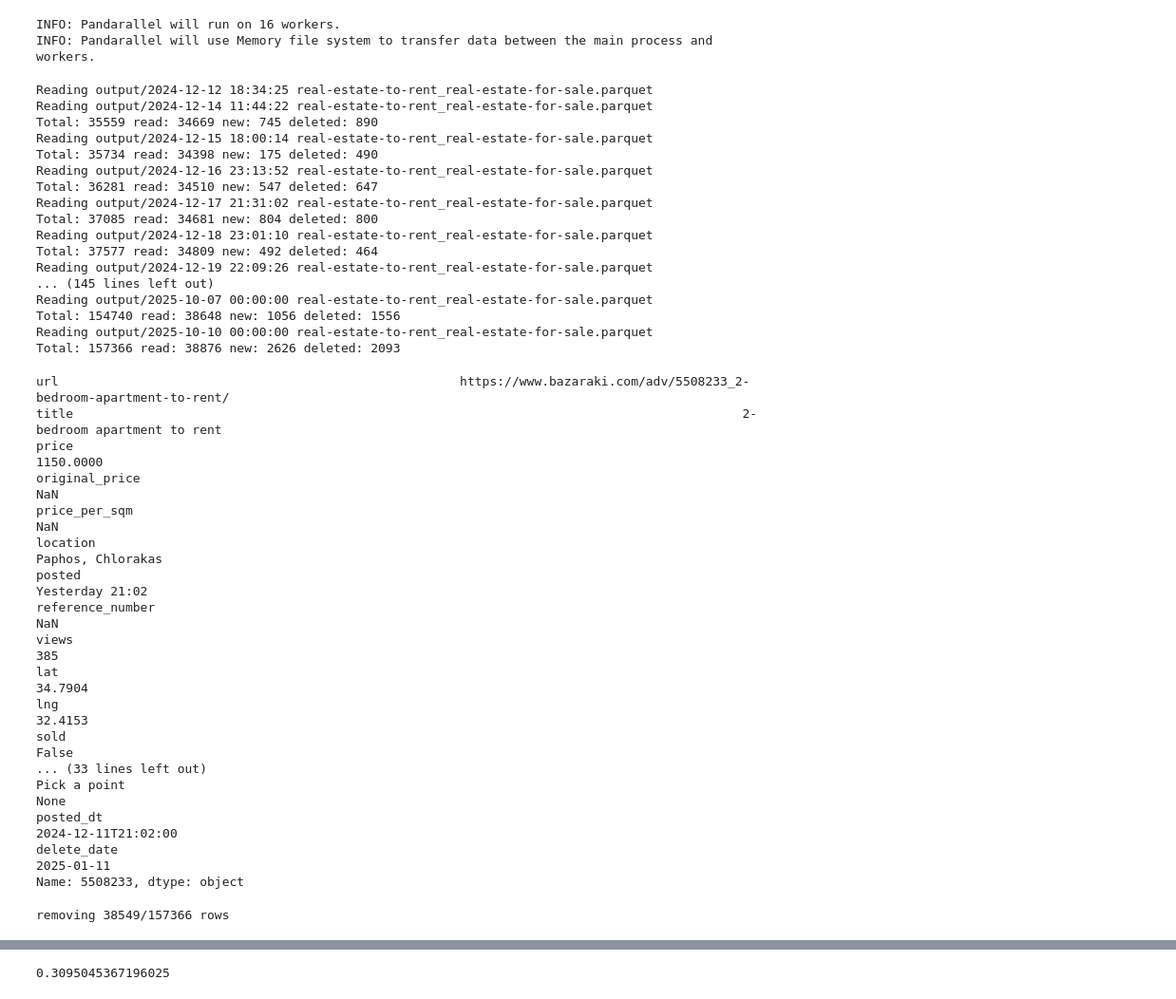
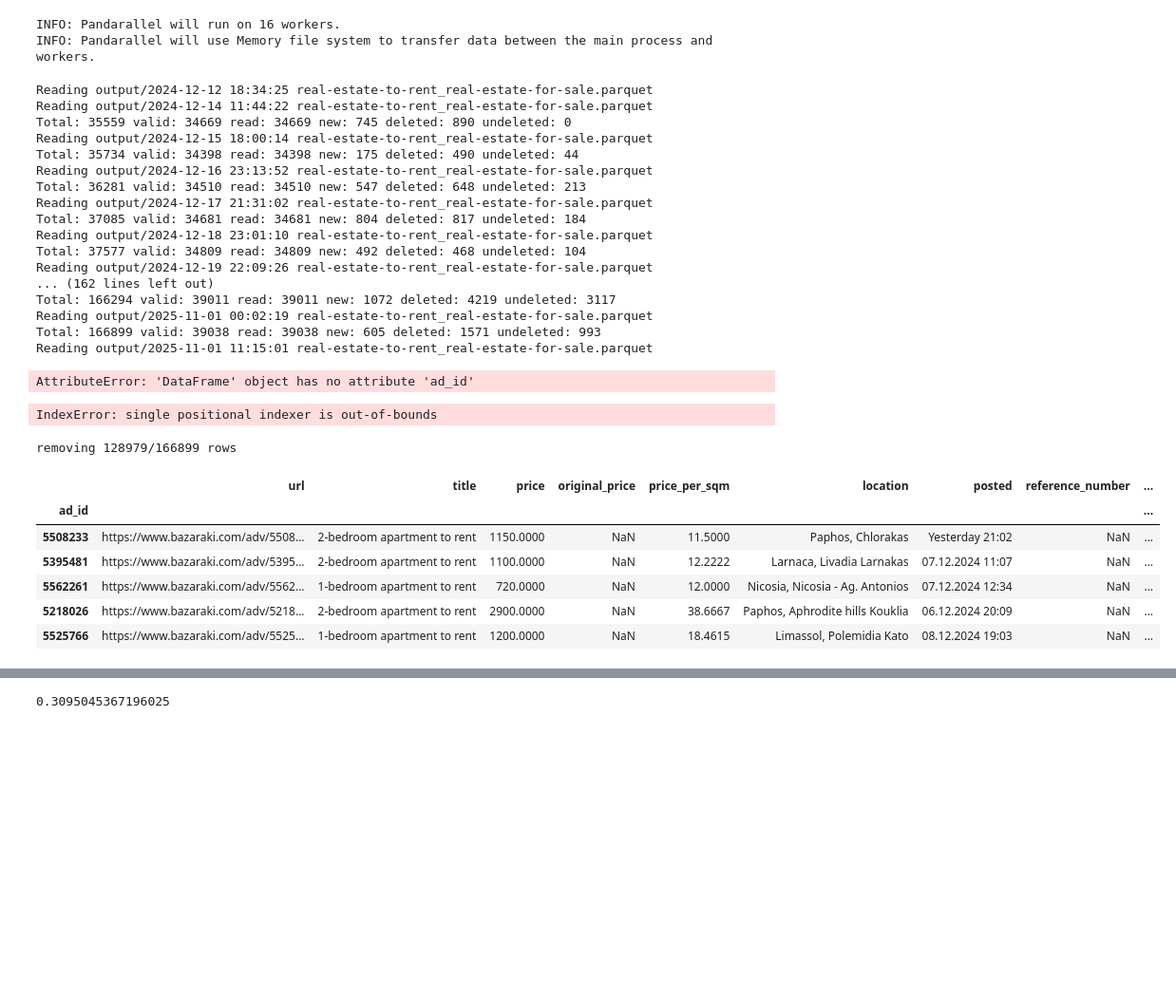
Before and after one commit to aljeshishe/bazaraki, a Jupyter notebook: report.ipynb, the cells around one changed output, grey strips where cells are left out. Shown at 95% size. Drawn from its saved outputs; the diff is of its cells as text; code cells hidden in the pictures; blank space fills up the shorter version.

```diff
--- a/report.ipynb
+++ b/report.ipynb
@@ -35,42 +35,27 @@ pandarallel.initialize(progress_bar=True)
 INFO: Pandarallel will run on 16 workers.
 INFO: Pandarallel will use Memory file system to transfer data between the main process and workers.
 # %%
-df = utils.read_dfs("output/*.parquet")
+rentdf = utils.read_dfs("output/*.parquet")
 # %% [output]
 Reading output/2024-12-12 18:34:25 real-estate-to-rent_real-estate-for-sale.parquet
 Reading output/2024-12-14 11:44:22 real-estate-to-rent_real-estate-for-sale.parquet
-Total: 35559 read: 34669 new: 745 deleted: 890
+Total: 35559 valid: 34669 read: 34669 new: 745 deleted: 890 undeleted: 0
 Reading output/2024-12-15 18:00:14 real-estate-to-rent_real-estate-for-sale.parquet
-Total: 35734 read: 34398 new: 175 deleted: 490
+Total: 35734 valid: 34398 read: 34398 new: 175 deleted: 490 undeleted: 44
 Reading output/2024-12-16 23:13:52 real-estate-to-rent_real-estate-for-sale.parquet
-Total: 36281 read: 34510 new: 547 deleted: 647
+Total: 36281 valid: 34510 read: 34510 new: 547 deleted: 648 undeleted: 213
 Reading output/2024-12-17 21:31:02 real-estate-to-rent_real-estate-for-sale.parquet
-Total: 37085 read: 34681 new: 804 deleted: 800
+Total: 37085 valid: 34681 read: 34681 new: 804 deleted: 817 undeleted: 184
 Reading output/2024-12-18 23:01:10 real-estate-to-rent_real-estate-for-sale.parquet
-Total: 37577 read: 34809 new: 492 deleted: 464
+Total: 37577 valid: 34809 read: 34809 new: 492 deleted: 468 undeleted: 104
 Reading output/2024-12-19 22:09:26 real-estate-to-rent_real-estate-for-sale.parquet
-... (145 lines left out)
-Reading output/2025-10-07 00:00:00 real-estate-to-rent_real-estate-for-sale.parquet
-Total: 154740 read: 38648 new: 1056 deleted: 1556
-Reading output/2025-10-10 00:00:00 real-estate-to-rent_real-estate-for-sale.parquet
-Total: 157366 read: 38876 new: 2626 deleted: 2093
+... (162 lines left out)
+Total: 166294 valid: 39011 read: 39011 new: 1072 deleted: 4219 undeleted: 3117
+Reading output/2025-11-01 00:02:19 real-estate-to-rent_real-estate-for-sale.parquet
+Total: 166899 valid: 39038 read: 39038 new: 605 deleted: 1571 undeleted: 993
+Reading output/2025-11-01 11:15:01 real-estate-to-rent_real-estate-for-sale.parquet
+AttributeError: 'DataFrame' object has no attribute 'ad_id'
 # %%
-df.iloc[1].T
+rentdf.iloc[1].T
 # %% [output]
-url                                                      https://www.bazaraki.com/adv/5508233_2-bedroom-apartment-to-rent/
-title                                                                                          2-bedroom apartment to rent
-price                                                                                                            1150.0000
-original_price                                                                                                         NaN
-price_per_sqm                                                                                                          NaN
-location                                                                                                 Paphos, Chlorakas
-posted                                                                                                     Yesterday 21:02
-reference_number                                                                                                       NaN
-views                                                                                                                  385
-lat                                                                                                                34.7904
-lng                                                                                                                32.4153
-sold                                                                                                                 False
-... (33 lines left out)
-Pick a point                                                                                                          None
-posted_dt                                                                                              2024-12-11T21:02:00
-delete_date                                                                                                     2025-01-11
-Name: 5508233, dtype: object
+IndexError: single positional indexer is out-of-bounds
@@ -84,4 +62,13 @@ df = add_city_disctrict_cols(df)
-# %%
-df = utils.filter_in(df, "`Property area` > 10 and `Property area` < 300 and price_per_sqm < 10000")
-# %% [output]
-removing 38549/157366 rows
+# %%
+rentdf = utils.enrich(rentdf)
+rentdf = utils.filter_in(rentdf, "cat1 == 'Apartments, flats to rent'")
+rentdf.head()
+# %% [output]
+removing 128979/166899 rows
+|  | url | title | price | original_price | price_per_sqm | location | posted | reference_number | ... |
+| ad_id |  |  |  |  |  |  |  |  | ... |
+| 5508233 | https://www.bazaraki.com/adv/5508... | 2-bedroom apartment to rent | 1150.0000 | NaN | 11.5000 | Paphos, Chlorakas | Yesterday 21:02 | NaN | ... |
+| 5395481 | https://www.bazaraki.com/adv/5395... | 2-bedroom apartment to rent | 1100.0000 | NaN | 12.2222 | Larnaca, Livadia Larnakas | 07.12.2024 11:07 | NaN | ... |
+| 5562261 | https://www.bazaraki.com/adv/5562... | 1-bedroom apartment to rent | 720.0000 | NaN | 12.0000 | Nicosia, Nicosia - Ag. Antonios | 07.12.2024 12:34 | NaN | ... |
+| 5218026 | https://www.bazaraki.com/adv/5218... | 2-bedroom apartment to rent | 2900.0000 | NaN | 38.6667 | Paphos, Aphrodite hills Kouklia | 06.12.2024 20:09 | NaN | ... |
+| 5525766 | https://www.bazaraki.com/adv/5525... | 1-bedroom apartment to rent | 1200.0000 | NaN | 18.4615 | Limassol, Polemidia Kato | 08.12.2024 19:03 | NaN | ... |
```
Also changed, not shown: parts of 10 cells of this notebook, 1 other file.
